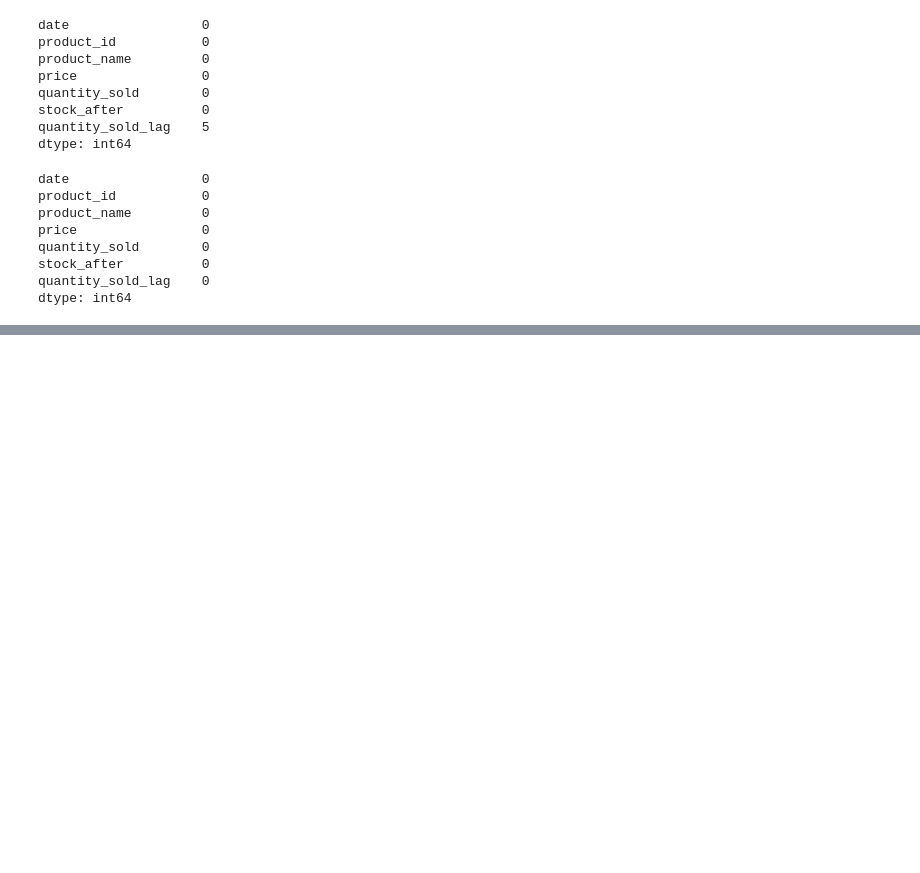
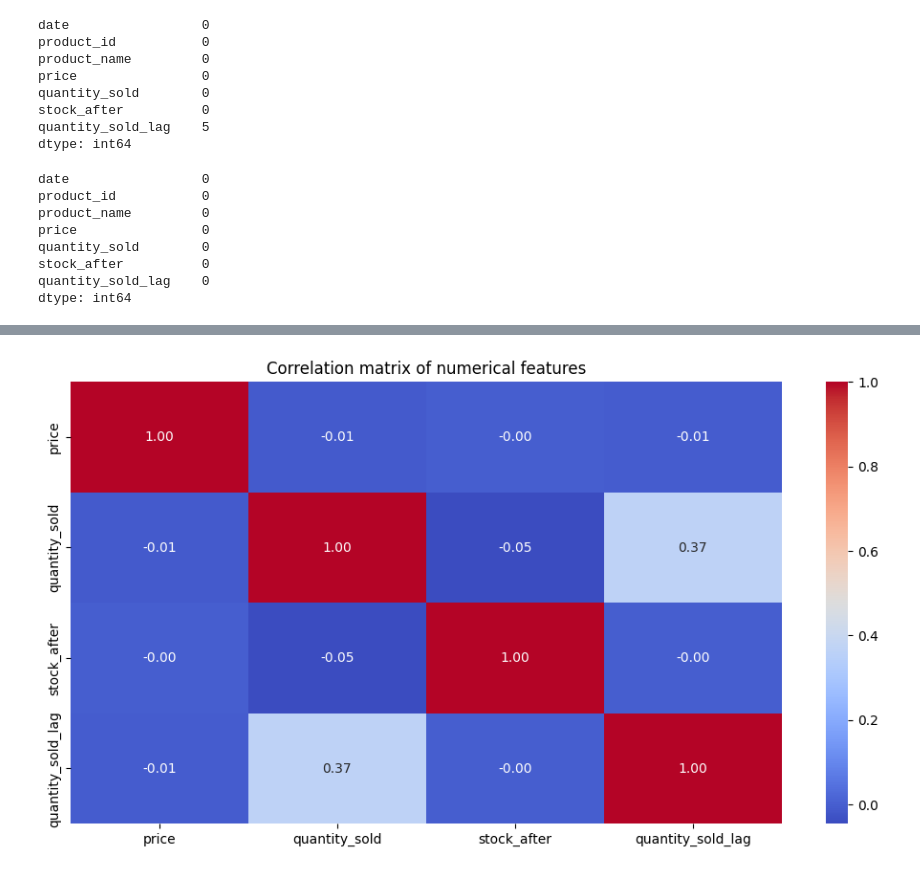
Before and after one commit to IssaMuiz/StockSense, a Jupyter notebook: notebooks/test_preprocessing.ipynb, the cells around one changed output, grey strips where cells are left out. Cells and saved outputs as stored; diff of their text form; code cells hidden in the pictures; blank space fills up the shorter version.

```diff
--- a/notebooks/test_preprocessing.ipynb
+++ b/notebooks/test_preprocessing.ipynb
@@ -143,0 +161,11 @@ dtype: int64
+# %%
+num_cols = df.select_dtypes(include=[np.number]).columns
+
+correlation = df[num_cols].corr()
+
+plt.figure(figsize=(12, 6))
+sns.heatmap(correlation, annot=True, cmap='coolwarm', fmt=".2f")
+plt.title("Correlation matrix of numerical features")
+plt.show()
+# %% [output]
+[figure, added]
```
Also changed, not shown: parts of 2 cells of this notebook, 1 other file.
